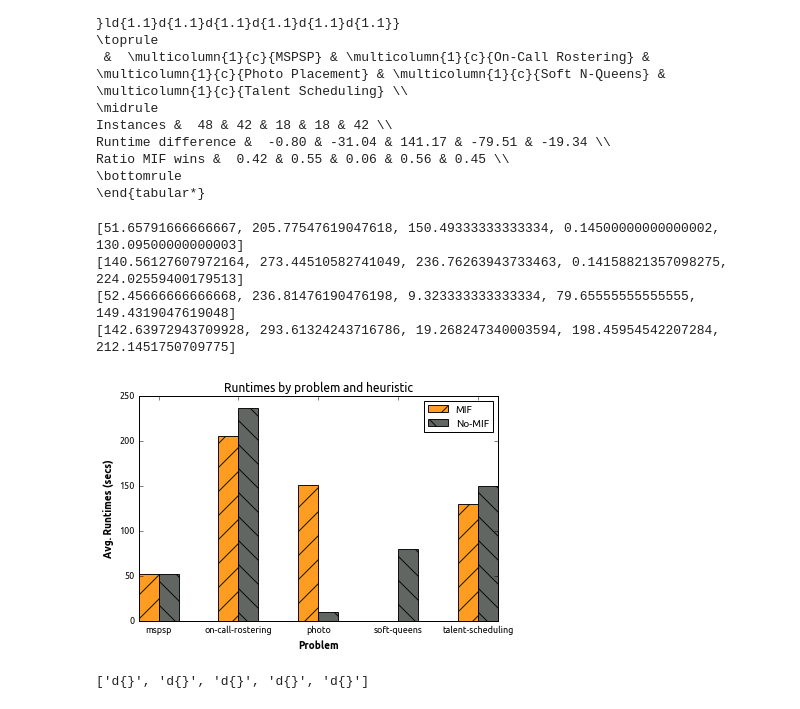
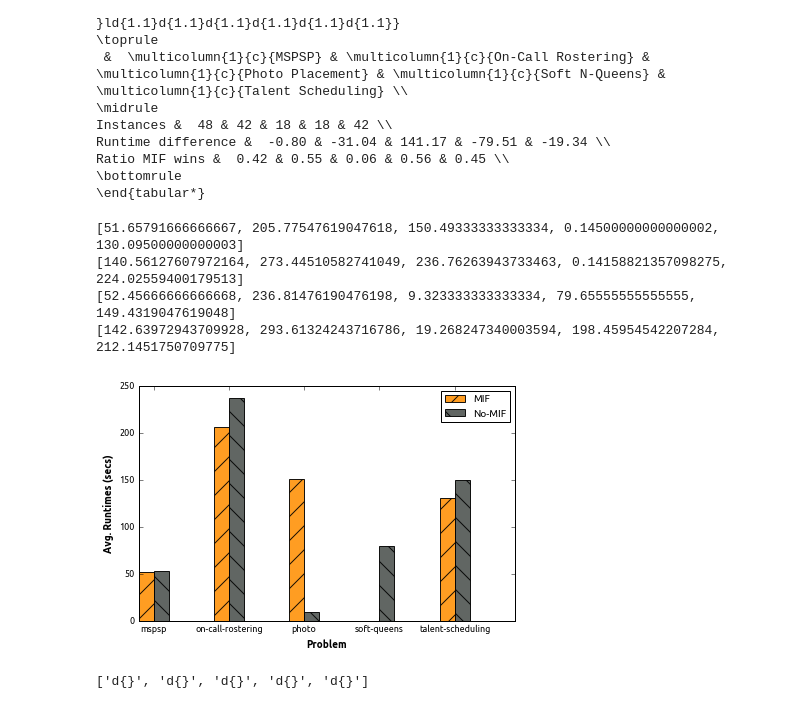
Before and after one commit to isse-augsburg/minibrass, a Jupyter notebook: evaluation/db/Evaluation script.ipynb, the cells around one changed output. Drawn from its saved outputs; the diff is of its cells as text; code cells hidden in the pictures.

```diff
--- a/evaluation/db/Evaluation script.ipynb
+++ b/evaluation/db/Evaluation script.ipynb
@@ -415,41 +505,42 @@ print std_nomif
 fig, ax = plt.subplots()
 
 index = np.arange(n_groups)
-bar_width = 0.25
+bar_width = 0.2
 
 opacity = 0.9
 error_config = {'ecolor': '0.3'}
 plt.ylim([0,250])
+plt.xlim([0,5])
 rects1 = plt.bar(index, means_mif, bar_width,
                  alpha=opacity,
                  color=isseorange,
                  error_kw=error_config,
                  hatch="/",
                  label='MIF')
 
 rects2 = plt.bar(index + bar_width, means_nomif, bar_width,
                  alpha=opacity,
                  color=issegrey,
                  hatch="\\",
                  error_kw=error_config,
                  label='No-MIF')
 
 plt.xlabel('Problem')
 plt.ylabel('Avg. Runtimes (secs)')
-plt.title('Runtimes by problem and heuristic')
+#plt.title('Runtimes by problem and heuristic')
 plt.xticks(index + bar_width , [p for p in problems])
 plt.legend()
 
 plt.tight_layout()
 
 plt.savefig('runtime-mif-problem.pdf', bbox_inches='tight')
 plt.show()
 # %% [output]
 [51.65791666666667, 205.77547619047618, 150.49333333333334, 0.14500000000000002, 130.09500000000003]
 [140.56127607972164, 273.44510582741049, 236.76263943733463, 0.14158821357098275, 224.02559400179513]
 [52.45666666666668, 236.81476190476198, 9.323333333333334, 79.65555555555555, 149.4319047619048]
 [142.63972943709928, 293.61324243716786, 19.268247340003594, 198.45954542207284, 212.1451750709775]
-[figure, old version]
+[figure, new version]
 # %%
 
 conn.close()
```
Also changed, not shown: parts of 4 cells of this notebook, 7 other files.
